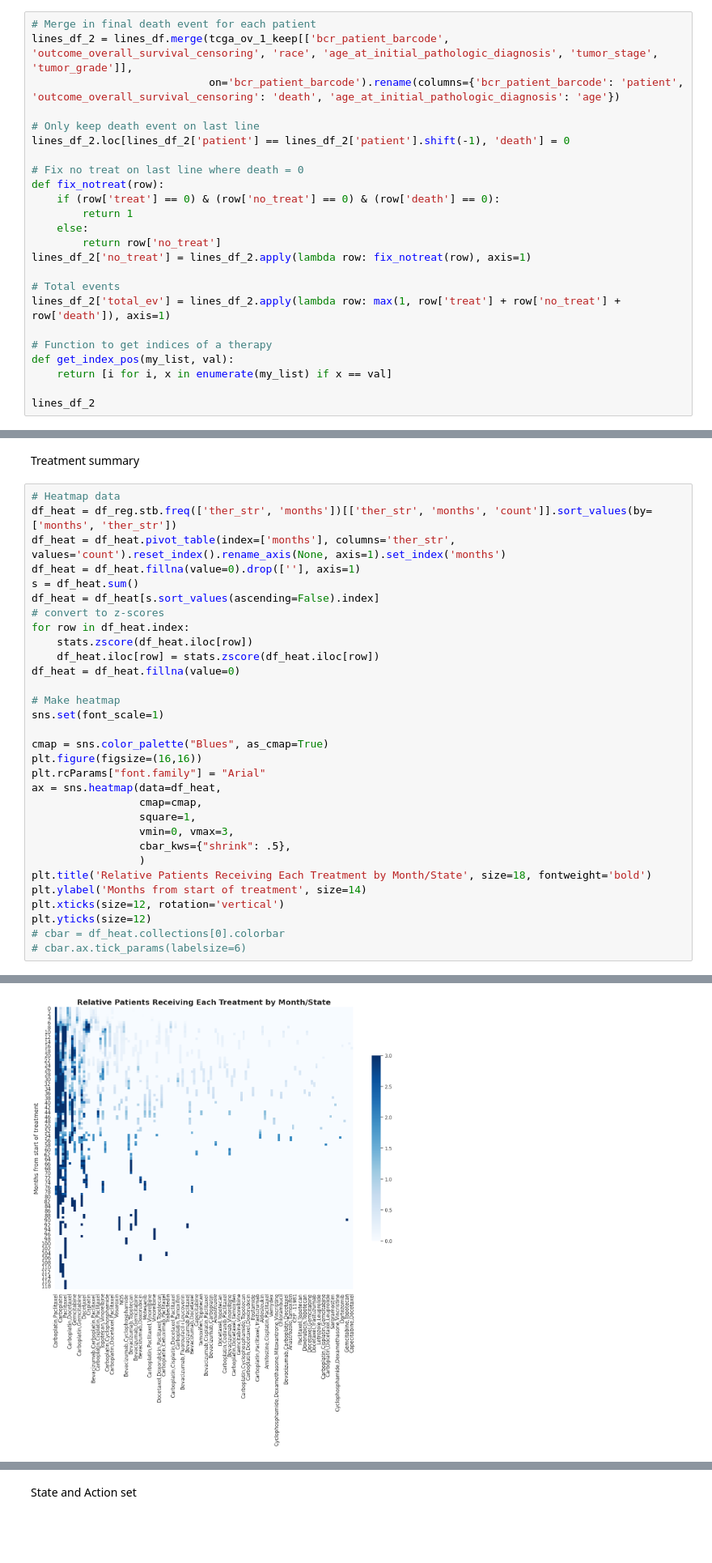
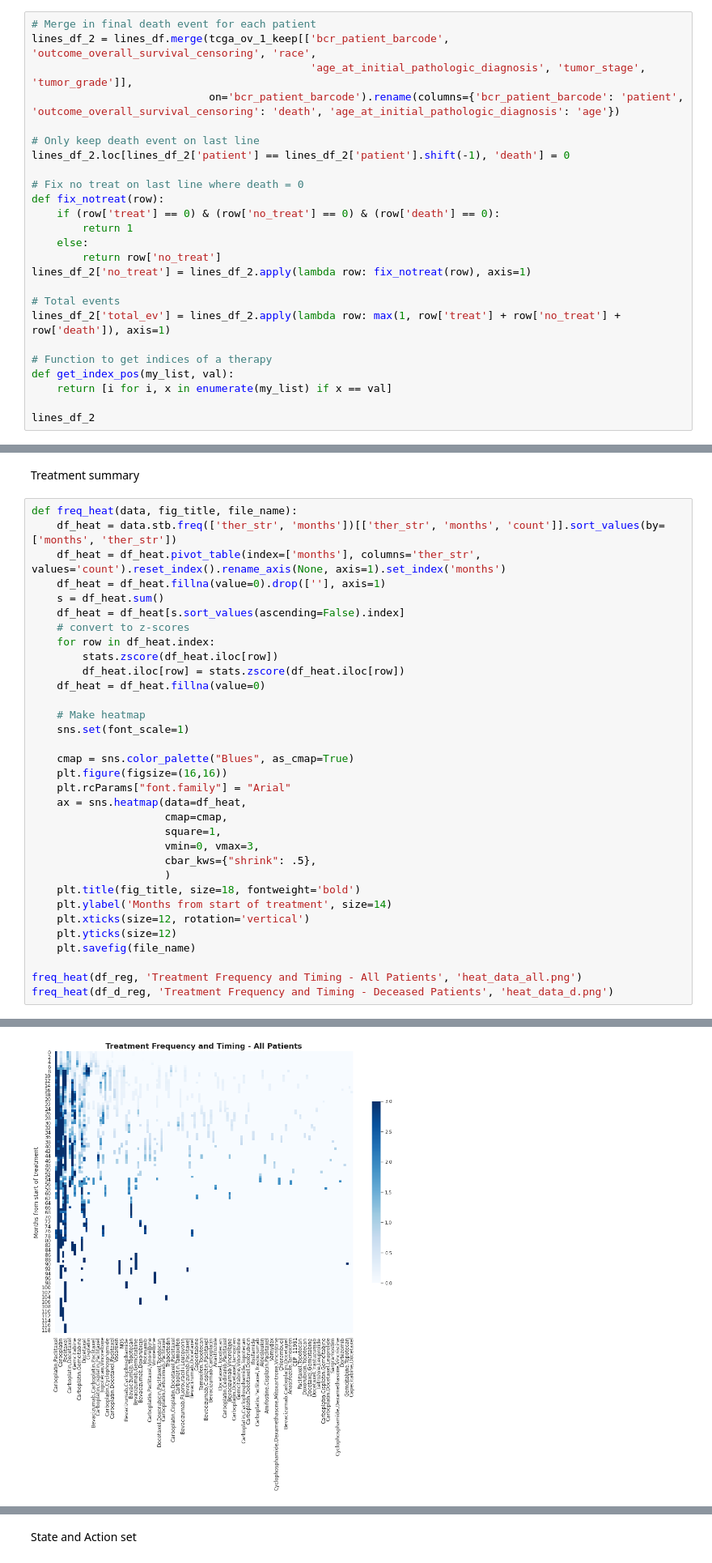
Before and after one commit to bmurphy1993/Cancer_Reinforcement_Learning, a Jupyter notebook: Data_Preprocessing_gap.ipynb, the cells around one changed output, grey strips where cells are left out. Shown at 81% size. Cells and saved outputs as stored; diff of their text form; blank space fills up the shorter version.

```diff
--- a/Data_Preprocessing_gap.ipynb
+++ b/Data_Preprocessing_gap.ipynb
@@ -367,7 +412,8 @@ writer.close()
 Add death dummy to drug lines data
 # %%
 # Merge in final death event for each patient
-lines_df_2 = lines_df.merge(tcga_ov_1_keep[['bcr_patient_barcode', 'outcome_overall_survival_censoring', 'race', 'age_at_initial_pathologic_diagnosis', 'tumor_stage', 'tumor_grade']],
+lines_df_2 = lines_df.merge(tcga_ov_1_keep[['bcr_patient_barcode', 'outcome_overall_survival_censoring', 'race',
+                                            'age_at_initial_pathologic_diagnosis', 'tumor_stage', 'tumor_grade']],
                             on='bcr_patient_barcode').rename(columns={'bcr_patient_barcode': 'patient', 'outcome_overall_survival_censoring': 'death', 'age_at_initial_pathologic_diagnosis': 'age'})
 
 # Only keep death event on last line
@@ -498,34 +549,36 @@ df_reg
 # %% [markdown]
 Treatment summary
 # %%
-# Heatmap data
-df_heat = df_reg.stb.freq(['ther_str', 'months'])[['ther_str', 'months', 'count']].sort_values(by=['months', 'ther_str'])
-df_heat = df_heat.pivot_table(index=['months'], columns='ther_str', values='count').reset_index().rename_axis(None, axis=1).set_index('months')
-df_heat = df_heat.fillna(value=0).drop([''], axis=1)
-s = df_heat.sum()
-df_heat = df_heat[s.sort_values(ascending=False).index]
-# convert to z-scores
-for row in df_heat.index:
-    stats.zscore(df_heat.iloc[row])
-    df_heat.iloc[row] = stats.zscore(df_heat.iloc[row])
-df_heat = df_heat.fillna(value=0)
+def freq_heat(data, fig_title, file_name):
+    df_heat = data.stb.freq(['ther_str', 'months'])[['ther_str', 'months', 'count']].sort_values(by=['months', 'ther_str'])
+    df_heat = df_heat.pivot_table(index=['months'], columns='ther_str', values='count').reset_index().rename_axis(None, axis=1).set_index('months')
+    df_heat = df_heat.fillna(value=0).drop([''], axis=1)
+    s = df_heat.sum()
+    df_heat = df_heat[s.sort_values(ascending=False).index]
+    # convert to z-scores
+    for row in df_heat.index:
+        stats.zscore(df_heat.iloc[row])
+        df_heat.iloc[row] = stats.zscore(df_heat.iloc[row])
+    df_heat = df_heat.fillna(value=0)
 
-# Make heatmap
-sns.set(font_scale=1)
+    # Make heatmap
+    sns.set(font_scale=1)
 
-cmap = sns.color_palette("Blues", as_cmap=True)
-plt.figure(figsize=(16,16))
-plt.rcParams["font.family"] = "Arial"
-ax = sns.heatmap(data=df_heat,
-                 cmap=cmap,
-                 square=1,
-                 vmin=0, vmax=3,
-                 cbar_kws={"shrink": .5},
-                 )
-plt.title('Relative Patients Receiving Each Treatment by Month/State', size=18, fontweight='bold')
-plt.ylabel('Months from start of treatment', size=14)
-plt.xticks(size=12, rotation='vertical')
-plt.yticks(size=12)
-# cbar = df_heat.collections[0].colorbar
-# cbar.ax.tick_params(labelsize=6)
+    cmap = sns.color_palette("Blues", as_cmap=True)
+    plt.figure(figsize=(16,16))
+    plt.rcParams["font.family"] = "Arial"
+    ax = sns.heatmap(data=df_heat,
+                     cmap=cmap,
+                     square=1,
+                     vmin=0, vmax=3,
+                     cbar_kws={"shrink": .5},
+                     )
+    plt.title(fig_title, size=18, fontweight='bold')
+    plt.ylabel('Months from start of treatment', size=14)
+    plt.xticks(size=12, rotation='vertical')
+    plt.yticks(size=12)
+    plt.savefig(file_name)
+
+freq_heat(df_reg, 'Treatment Frequency and Timing - All Patients', 'heat_data_all.png')
+freq_heat(df_d_reg, 'Treatment Frequency and Timing - Deceased Patients', 'heat_data_d.png')
 # %% [output]
@@ -549 +590 @@ plt.yticks(size=12)
-[figure, old version]
+[figure, new version]
```
Also changed, not shown: parts of 20 cells of this notebook.
